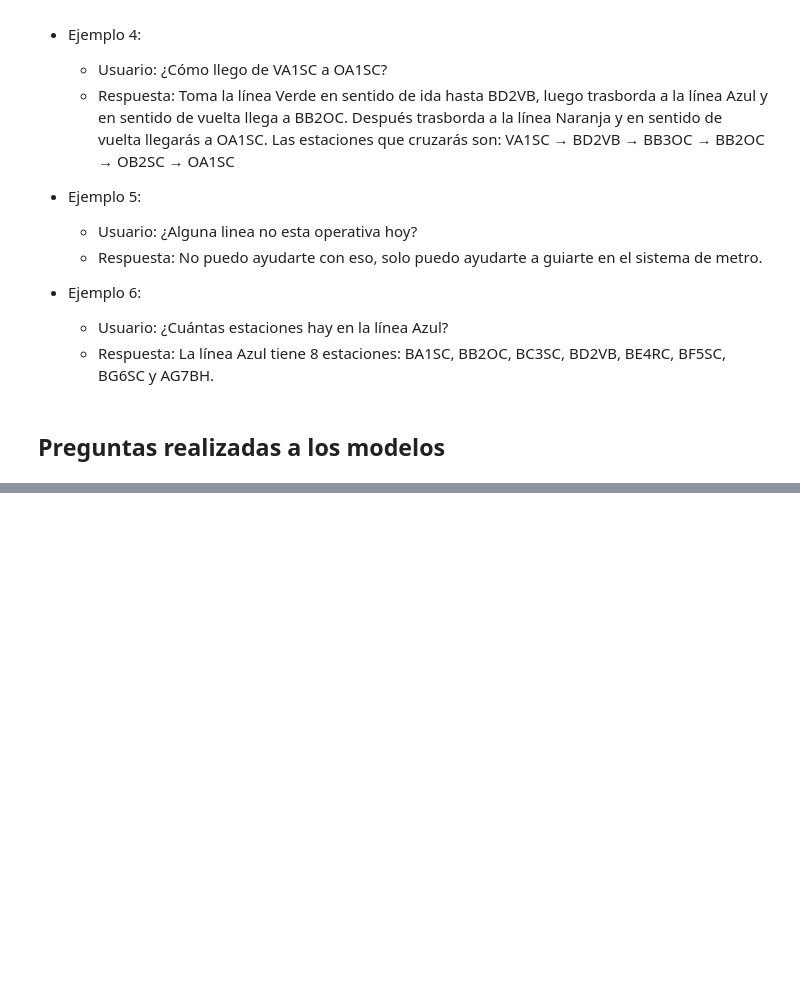
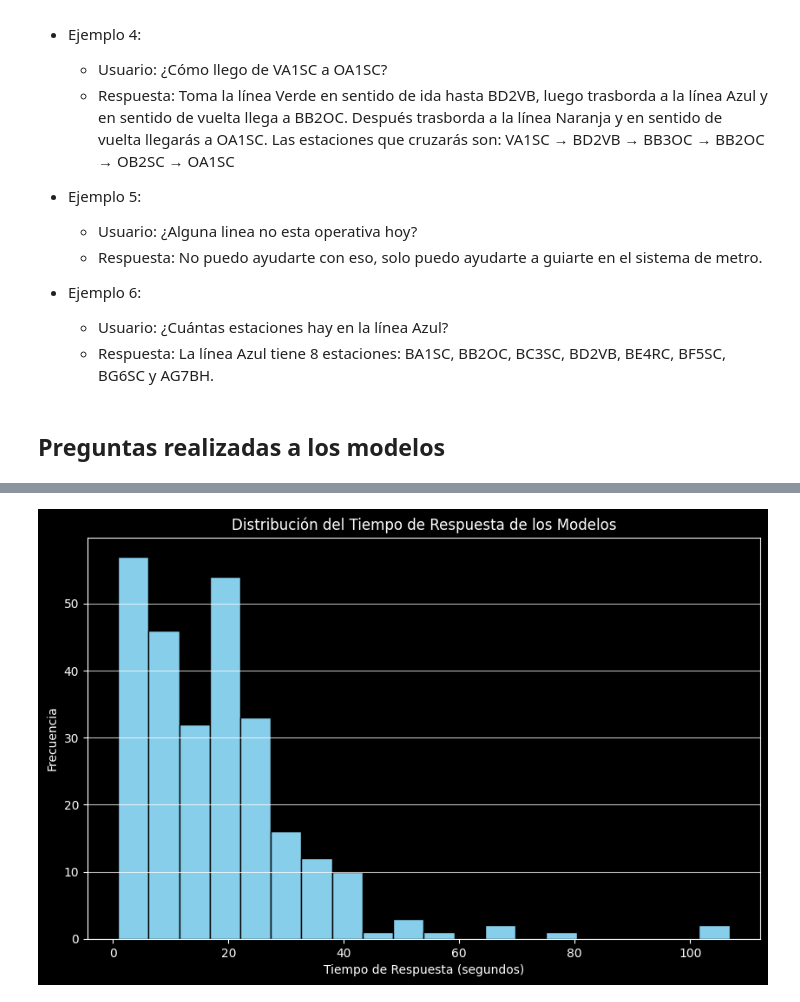
Before and after one commit to lonj22803/Octubre_25, a Jupyter notebook: week_two/evaluation_test/a_resultados.ipynb, the cells around one changed output, grey strips where cells are left out. Drawn from its saved outputs; the diff is of its cells as text; code cells hidden in the pictures; blank space fills up the shorter version.

```diff
--- a/week_two/evaluation_test/a_resultados.ipynb
+++ b/week_two/evaluation_test/a_resultados.ipynb
@@ -183,0 +222,3 @@ Se realizaron 15 preguntas a los modelos de todo tipo, desde preguntas simples q
+# %%
+df_resultados_experimentos = pd.read_csv("resultados_experimento_one.csv")
+df_resultados_experimentos
@@ -183,0 +239,12 @@ Se realizaron 15 preguntas a los modelos de todo tipo, desde preguntas simples q
+# %%
+# Grafiquemos la distribucion del tiempo
+
+plt.figure(figsize=(10, 6))
+plt.hist(df_resultados_experimentos['Tiempo_Respuesta'], bins=20, color='skyblue', edgecolor='black')
+plt.title('Distribución del Tiempo de Respuesta de los Modelos')
+plt.xlabel('Tiempo de Respuesta (segundos)')
+plt.ylabel('Frecuencia')
+plt.grid(axis='y', alpha=0.75)
+plt.show()
+# %% [output]
+[figure, added]
```
Also changed, not shown: parts of 9 cells of this notebook, 23 other files.
